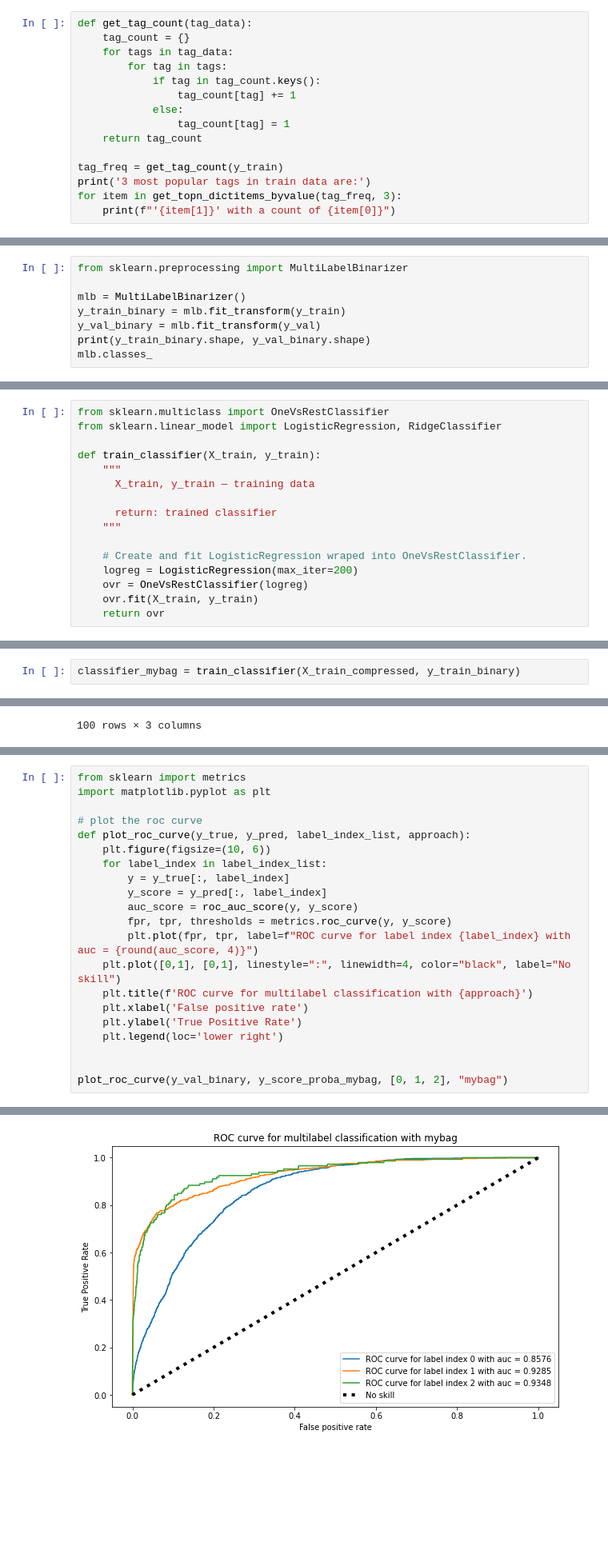
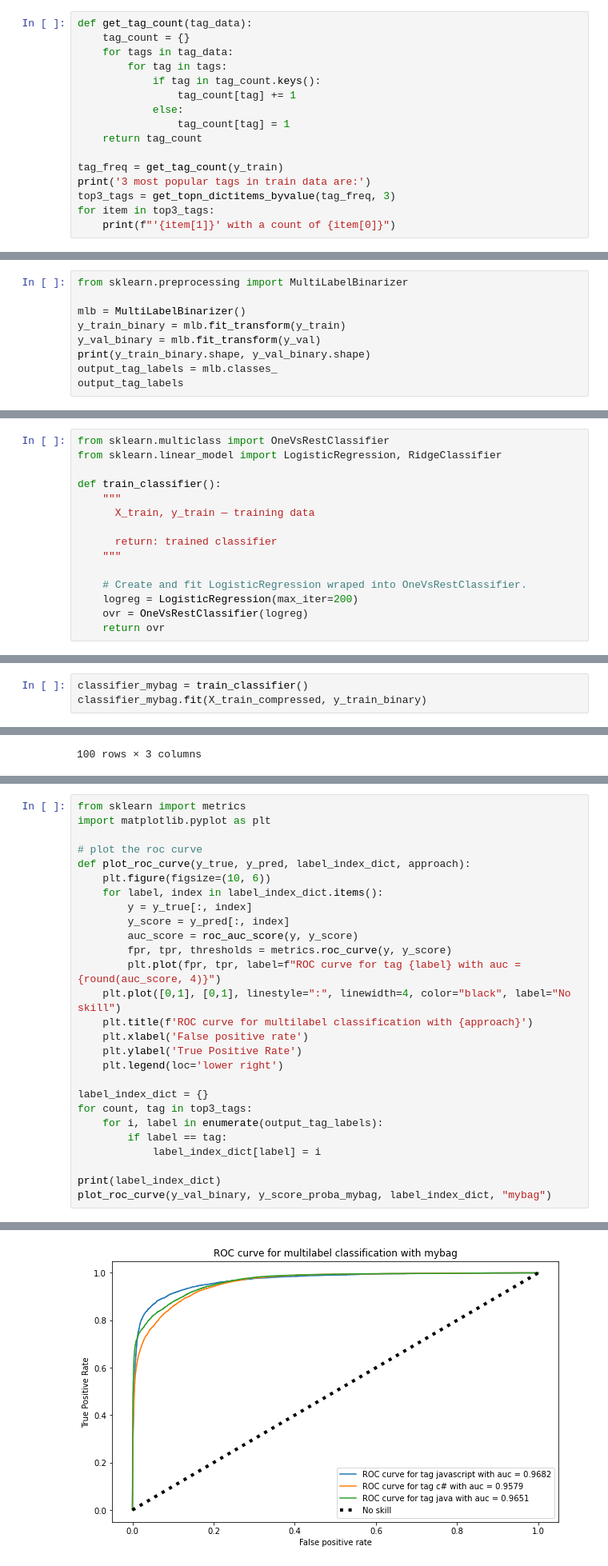
Before and after one commit to bk-anupam/NLP, a Jupyter notebook: HSE_NLP/week1/Predict_SO_Tags.ipynb, the cells around one changed output, grey strips where cells are left out. Shown: that part at 80% size. Drawn from its saved outputs; the diff is of its cells as text; blank space fills up the shorter version.

```diff
--- a/HSE_NLP/week1/Predict_SO_Tags.ipynb
+++ b/HSE_NLP/week1/Predict_SO_Tags.ipynb
@@ -181,7 +181,8 @@ def get_tag_count(tag_data):
 
 tag_freq = get_tag_count(y_train)
 print('3 most popular tags in train data are:')
-for item in get_topn_dictitems_byvalue(tag_freq, 3):
+top3_tags = get_topn_dictitems_byvalue(tag_freq, 3)
+for item in top3_tags:
     print(f"'{item[1]}' with a count of {item[0]}")
 # %% [output]
 3 most popular tags in train data are:
@@ -345,7 +346,8 @@ mlb = MultiLabelBinarizer()
 y_train_binary = mlb.fit_transform(y_train)
 y_val_binary = mlb.fit_transform(y_val)
 print(y_train_binary.shape, y_val_binary.shape)
-mlb.classes_
+output_tag_labels = mlb.classes_
+output_tag_labels
 # %% [output]
 (100000, 100) (30000, 100)
 array(['.net', 'ajax', 'algorithm', 'android', 'angularjs', 'apache',
@@ -372,7 +374,7 @@ Implement the function *train_classifier* for training a classifier. In this tas
 from sklearn.multiclass import OneVsRestClassifier
 from sklearn.linear_model import LogisticRegression, RidgeClassifier
 
-def train_classifier(X_train, y_train):
+def train_classifier():
     """
       X_train, y_train — training data
 
@@ -382,11 +384,11 @@ def train_classifier(X_train, y_train):
     # Create and fit LogisticRegression wraped into OneVsRestClassifier.
     logreg = LogisticRegression(max_iter=200)
     ovr = OneVsRestClassifier(logreg)
-    ovr.fit(X_train, y_train)
     return ovr
 # %% [markdown]
 Train the classifiers for different data transformations: *bag-of-words* and *tf-idf*.
 
 If you receive a convergence warning, please set parameter *max_iter* in LogisticRegression to a larger value (the default is 100).
 # %%
-classifier_mybag = train_classifier(X_train_compressed, y_train_binary)
+classifier_mybag = train_classifier()
+classifier_mybag.fit(X_train_compressed, y_train_binary)
@@ -506,20 +528,26 @@ from sklearn import metrics
 import matplotlib.pyplot as plt
 
 # plot the roc curve
-def plot_roc_curve(y_true, y_pred, label_index_list, approach):
+def plot_roc_curve(y_true, y_pred, label_index_dict, approach):
     plt.figure(figsize=(10, 6))
-    for label_index in label_index_list:
-        y = y_true[:, label_index]
-        y_score = y_pred[:, label_index]
+    for label, index in label_index_dict.items():
+        y = y_true[:, index]
+        y_score = y_pred[:, index]
         auc_score = roc_auc_score(y, y_score)
         fpr, tpr, thresholds = metrics.roc_curve(y, y_score)
-        plt.plot(fpr, tpr, label=f"ROC curve for label index {label_index} with auc = {round(auc_score, 4)}")
+        plt.plot(fpr, tpr, label=f"ROC curve for tag {label} with auc = {round(auc_score, 4)}")
     plt.plot([0,1], [0,1], linestyle=":", linewidth=4, color="black", label="No skill")
     plt.title(f'ROC curve for multilabel classification with {approach}')
     plt.xlabel('False positive rate')
     plt.ylabel('True Positive Rate')
     plt.legend(loc='lower right')
 
+label_index_dict = {}
+for count, tag in top3_tags:
+    for i, label in enumerate(output_tag_labels):
+        if label == tag:
+            label_index_dict[label] = i
 
-plot_roc_curve(y_val_binary, y_score_proba_mybag, [0, 1, 2], "mybag")
+print(label_index_dict)
+plot_roc_curve(y_val_binary, y_score_proba_mybag, label_index_dict, "mybag")
 # %% [output]
@@ -526,2 +555,2 @@ plot_roc_curve(y_val_binary, y_score_proba_mybag, [0, 1, 2], "mybag")
-[figure, old version]
+[figure, new version]
 # %%
```
Also changed, not shown: parts of 10 cells of this notebook.
